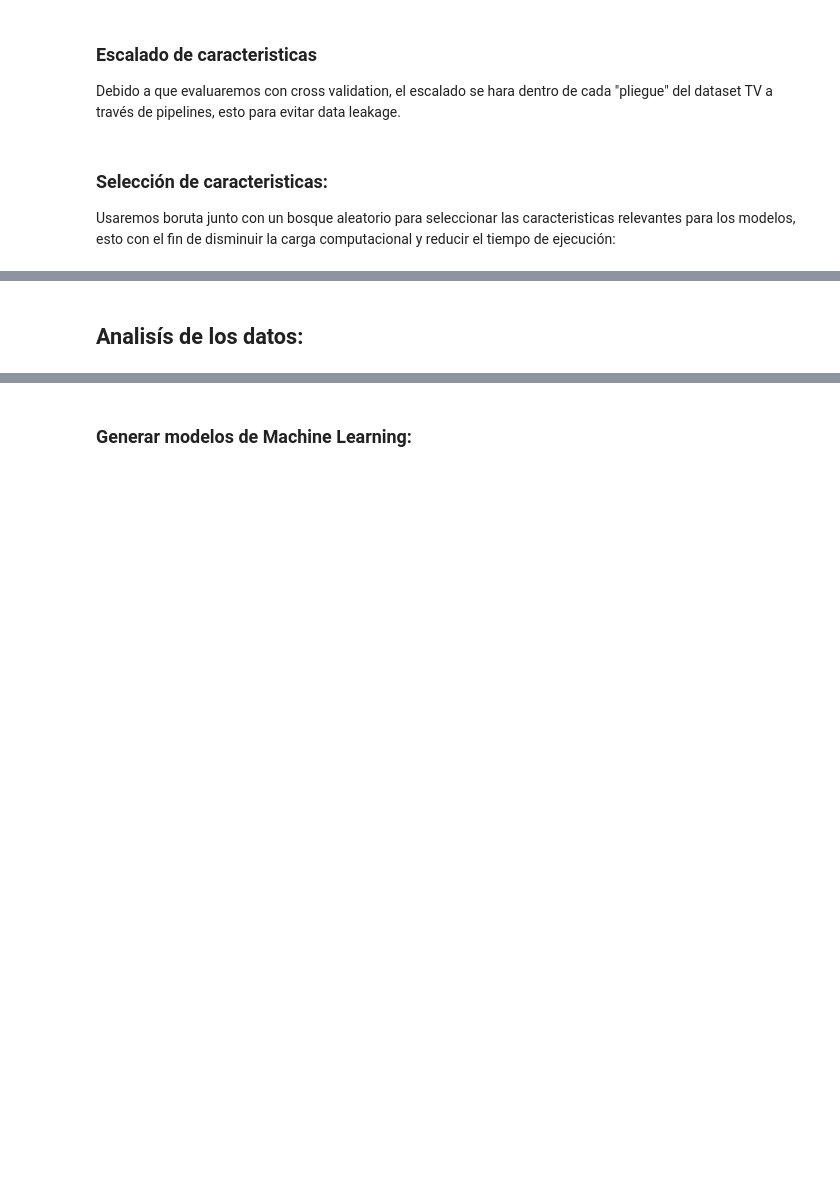
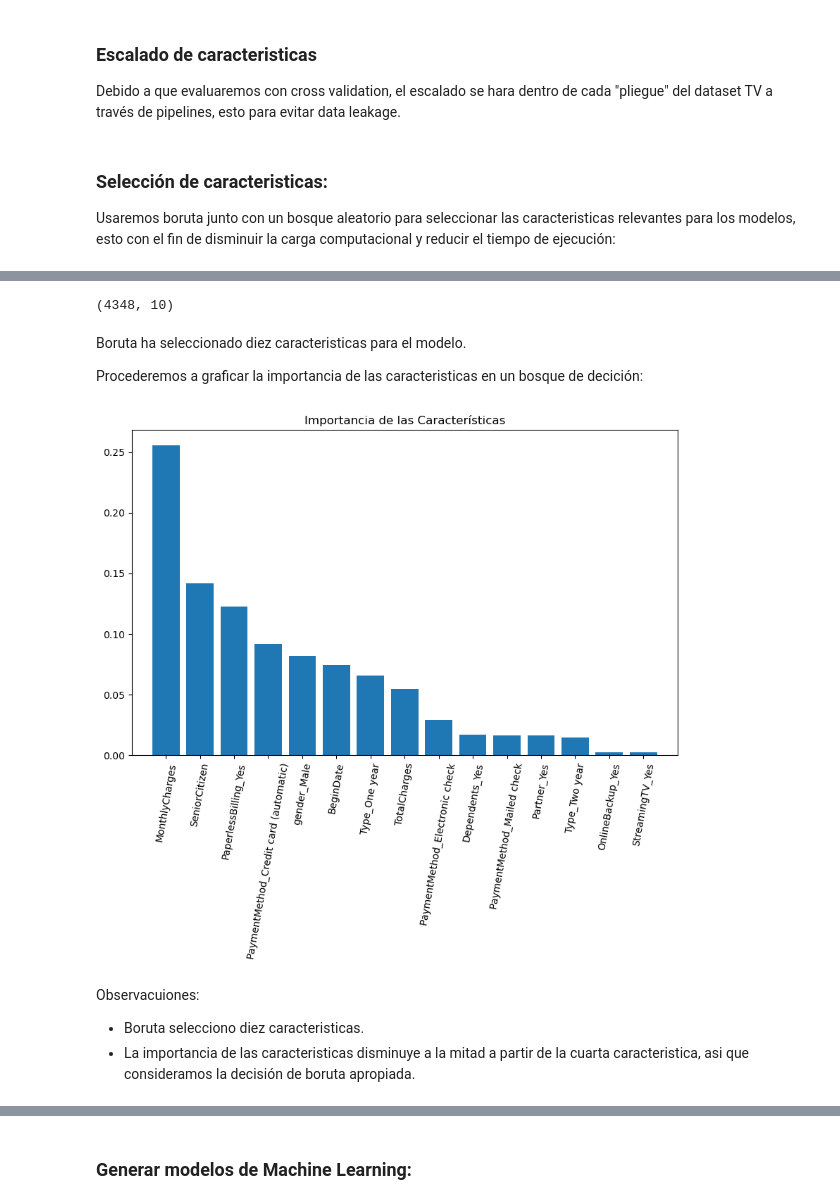
Before and after one commit to rodo-nunez/Proyecto_Final-1, a Jupyter notebook: Plan_de_trabajo.ipynb, the cells around one changed output, grey strips where cells are left out. Drawn from its saved outputs; the diff is of its cells as text; code cells hidden in the pictures; blank space fills up the shorter version.

Commit message:
Agregada el balanceo de clases por SMOTE y la selección de caracteristicas por boruta.

```diff
--- a/Plan_de_trabajo.ipynb
+++ b/Plan_de_trabajo.ipynb
@@ -284,5 +554,5 @@ Realizaremos la separación entre caracteristicas y objetivo del dataframe maest
 ### Separación de caracteristicas:
 Retiraremos "CustomerID" pues sabemos no es necesario, se filtraran mas caractisticas mas adelante.
 # %%
-features=df_master.drop(["customerID","churn"],axis=1)
+features=df_master.drop(["customerID","churn","EndDate"],axis=1)
 target=df_master["churn"]
@@ -348,2 +722,30 @@ X_filtered = feat_selector.transform(X)
-# %% [markdown]
-## Analisís de los datos:
+# %%
+features_selected.shape
+# %% [output]
+(4348, 10)
+# %% [markdown]
+Boruta ha seleccionado diez caracteristicas para el modelo.
+
+Procederemos a graficar la importancia de las caracteristicas en un bosque de decición:
+# %%
+importances = rf.feature_importances_
+indices = np.argsort(importances)[::-1]
+
+feature_names = TV_features.columns
+
+n=15
+plt.figure(figsize=(10, 6))
+
+plt.title("Importancia de las Características")
+
+
+plt.bar(range(n), importances[indices[:n]])
+plt.xticks(range(n), feature_names[indices[:n]], rotation=80)
+plt.xlim([-1, n])
+plt.show()
+# %% [output]
+[figure, added]
+# %% [markdown]
+Observacuiones:
+- Boruta selecciono diez caracteristicas.
+- La importancia de las caracteristicas disminuye a la mitad a partir de la cuarta caracteristica, asi que consideramos la decisión de boruta apropiada.
```
Also changed, not shown: parts of 22 cells of this notebook.
